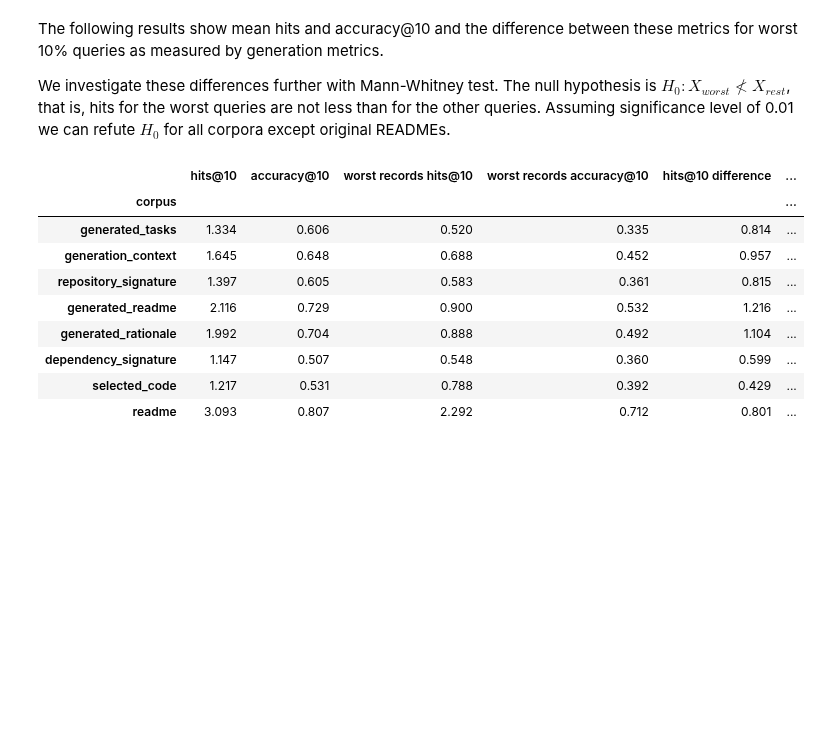
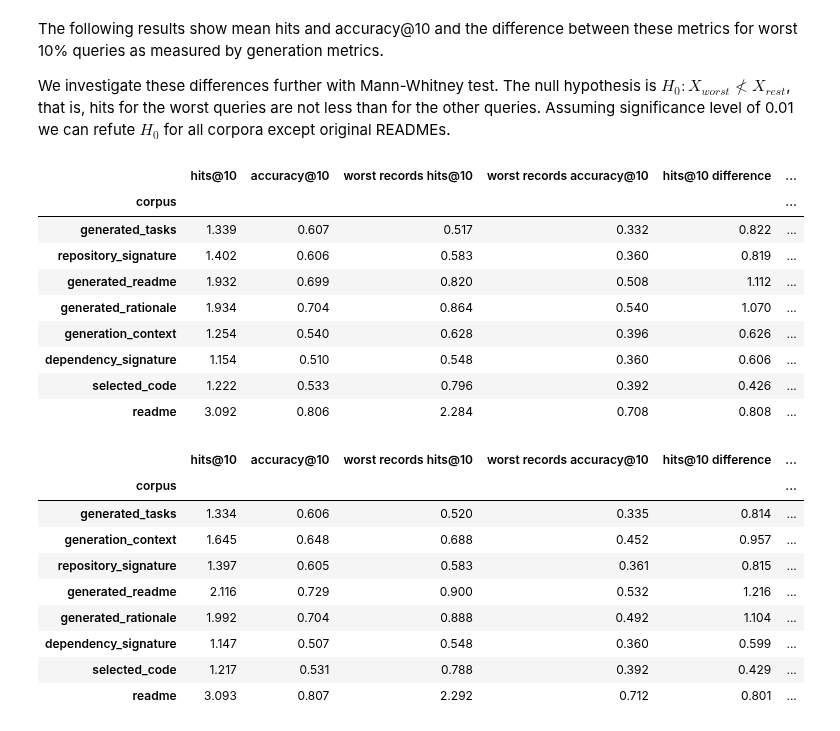
Before and after one commit to lambdaofgod/github_search, a Jupyter notebook: notebooks/04_Metric_Comparison_v2.ipynb, the cells around one changed output. Drawn from its saved outputs; the diff is of its cells as text; code cells hidden in the pictures; blank space fills up the shorter version.

```diff
--- a/notebooks/04_Metric_Comparison_v2.ipynb
+++ b/notebooks/04_Metric_Comparison_v2.ipynb
@@ -322,6 +539,19 @@ def make_displayed_agg_diffs_df(diffs_df, metric="accuracy"):
             .to_latex(index_names=False, index=False, column_format="|p{3cm}|p{2.5cm}|p{2cm}|p{2cm}|", float_format="%.3f")
     )
     return latex_str.replace("%", "\%").replace("_", " ").strip().replace("\n", "\n\hline\n")
+# %%
+aggregated_diffs_df
+# %% [output]
+|  | hits@10 | accuracy@10 | worst records hits@10 | worst records accuracy@10 | hits@10 difference | ... |
+| corpus |  |  |  |  |  | ... |
+| generated_tasks | 1.339 | 0.607 | 0.517 | 0.332 | 0.822 | ... |
+| repository_signature | 1.402 | 0.606 | 0.583 | 0.360 | 0.819 | ... |
+| generated_readme | 1.932 | 0.699 | 0.820 | 0.508 | 1.112 | ... |
+| generated_rationale | 1.934 | 0.704 | 0.864 | 0.540 | 1.070 | ... |
+| generation_context | 1.254 | 0.540 | 0.628 | 0.396 | 0.626 | ... |
+| dependency_signature | 1.154 | 0.510 | 0.548 | 0.360 | 0.606 | ... |
+| selected_code | 1.222 | 0.533 | 0.796 | 0.392 | 0.426 | ... |
+| readme | 3.092 | 0.806 | 2.284 | 0.708 | 0.808 | ... |
 # %%
 aggregated_diffs_df
 # %% [output]
```
Also changed, not shown: parts of 33 cells of this notebook, 28 other files.
